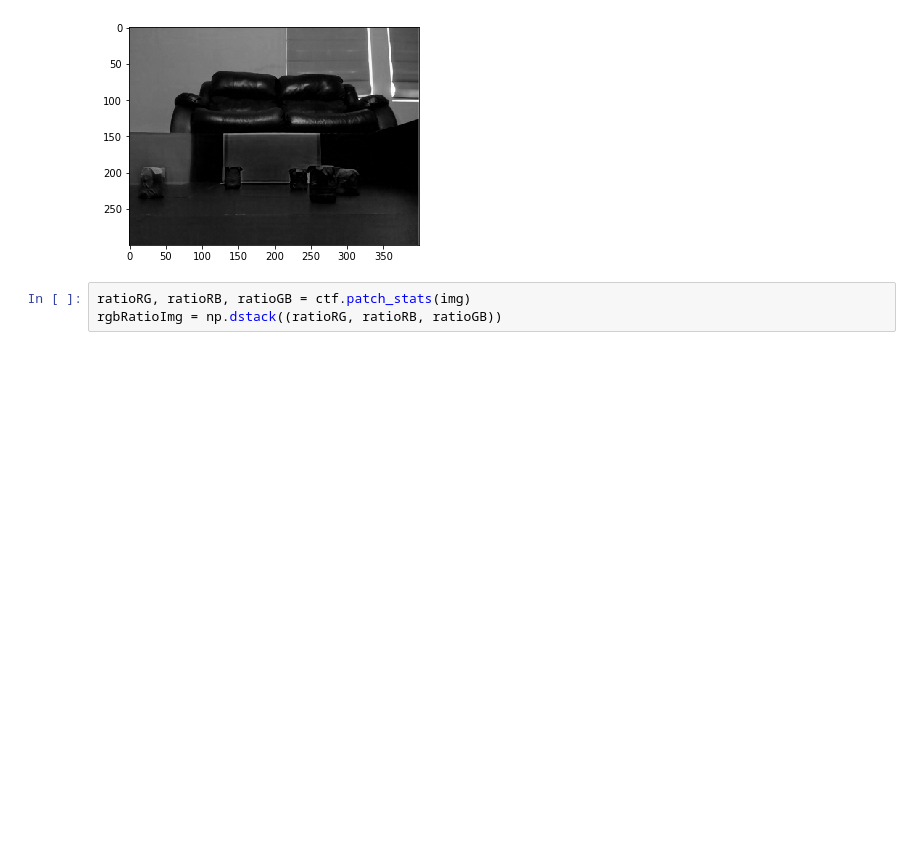
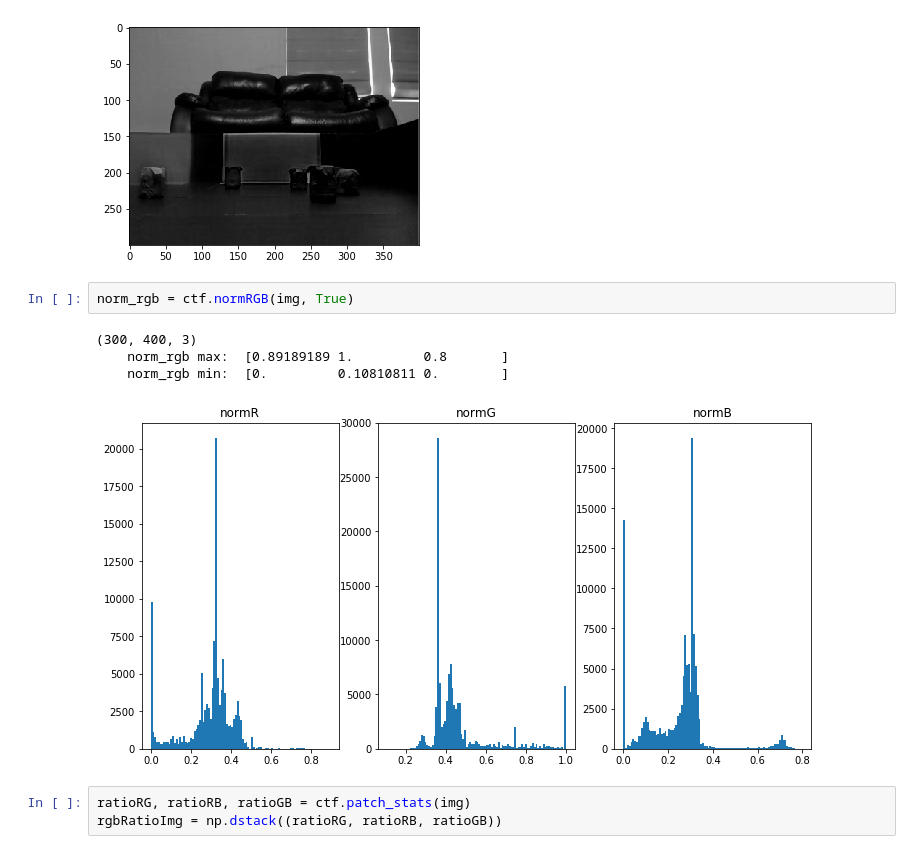
Before and after one commit to kittycattylollipop/raspberrypi, a Jupyter notebook: car_driving/opencvpy/color_target.ipynb, the cells around one changed output. Saved outputs shown, nothing was run; the diff lists cells and outputs as text; blank space fills up the shorter version.

```diff
--- a/car_driving/opencvpy/color_target.ipynb
+++ b/car_driving/opencvpy/color_target.ipynb
@@ -38,6 +39,13 @@ plt.imshow(imgb,'gray')
 # %% [output]
 <matplotlib.image.AxesImage at 0x...>
 [figure]
+# %%
+norm_rgb = ctf.normRGB(img, True)
+# %% [output]
+(300, 400, 3)
+    norm_rgb max:  [0.89189189 1.         0.8       ]
+    norm_rgb min:  [0.         0.10810811 0.        ]
+[figure, added]
 # %%
 ratioRG, ratioRB, ratioGB = ctf.patch_stats(img)
 rgbRatioImg = np.dstack((ratioRG, ratioRB, ratioGB))
```
Also changed, not shown: parts of 10 cells of this notebook, 4 other files.
